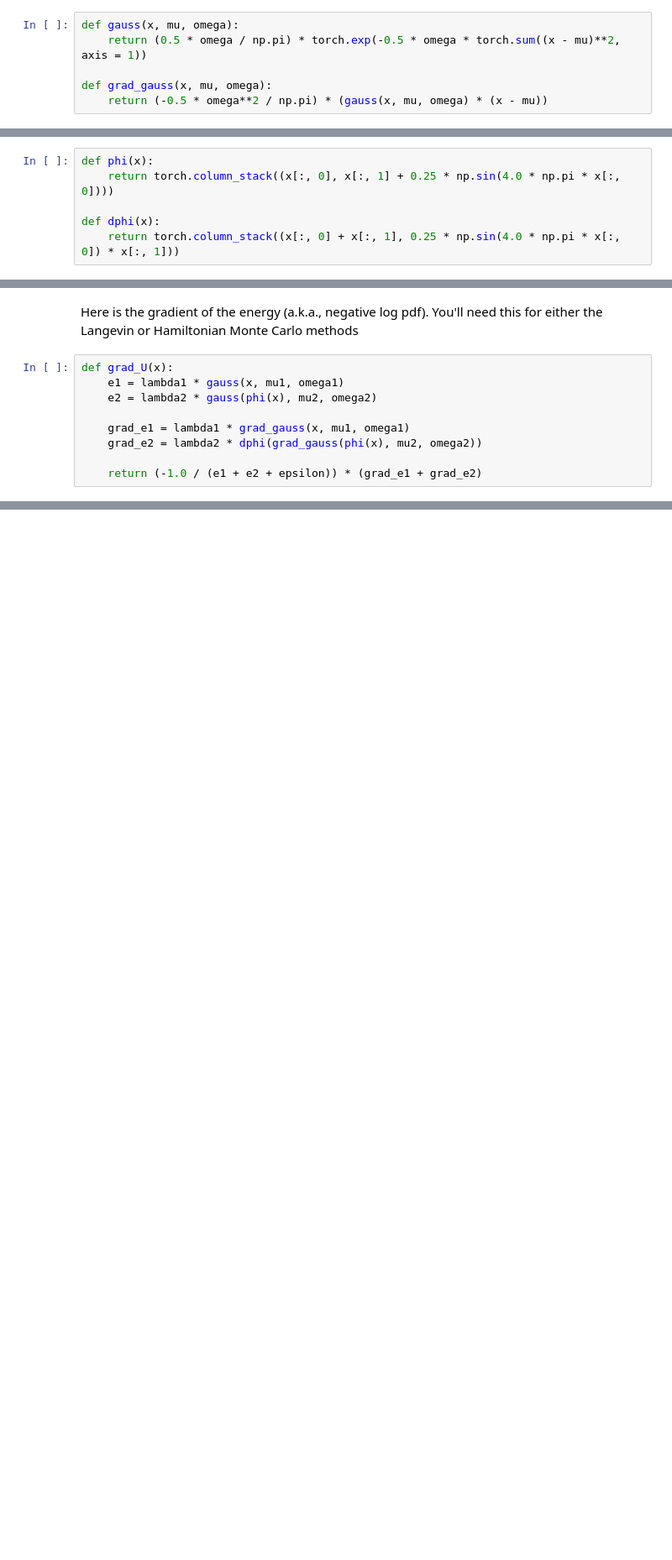
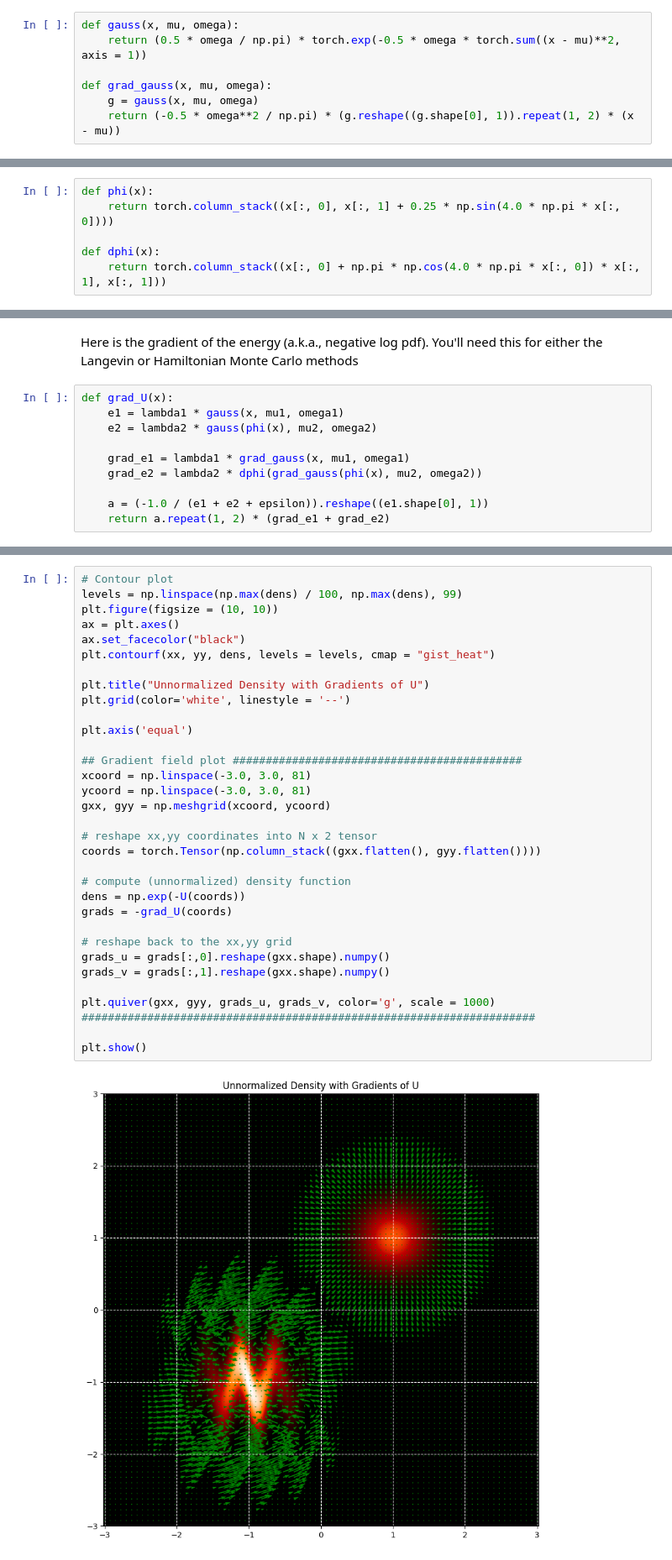
Before and after one commit to tomfletcher/GeometryOfData, a Jupyter notebook: homeworks/HW5-Starter.ipynb, the cells around one changed output, grey strips where cells are left out. Shown at 84% size. Saved outputs shown, nothing was run; the diff lists cells and outputs as text; blank space fills up the shorter version.

Commit message:
fixed gradient in hw5 starter code

```diff
--- a/homeworks/HW5-Starter.ipynb
+++ b/homeworks/HW5-Starter.ipynb
@@ -14,7 +14,8 @@ def gauss(x, mu, omega):
     return (0.5 * omega / np.pi) * torch.exp(-0.5 * omega * torch.sum((x - mu)**2, axis = 1))
 
 def grad_gauss(x, mu, omega):
-    return (-0.5 * omega**2 / np.pi) * (gauss(x, mu, omega) * (x - mu))
+    g = gauss(x, mu, omega)
+    return (-0.5 * omega**2 / np.pi) * (g.reshape((g.shape[0], 1)).repeat(1, 2) * (x - mu))
 # %% [markdown]
 Here is a nonlinearity $\phi : \mathbb{R}^2 \rightarrow \mathbb{R}^2$ that we'll apply to one of the Gaussians.
 # %%
@@ -22,7 +23,7 @@ def phi(x):
     return torch.column_stack((x[:, 0], x[:, 1] + 0.25 * np.sin(4.0 * np.pi * x[:, 0])))
 
 def dphi(x):
-    return torch.column_stack((x[:, 0] + x[:, 1], 0.25 * np.sin(4.0 * np.pi * x[:, 0]) * x[:, 1]))
+    return torch.column_stack((x[:, 0] + np.pi * np.cos(4.0 * np.pi * x[:, 0]) * x[:, 1], x[:, 1]))
 # %% [markdown]
 Our final pdf will be
 
@@ -60,7 +61,8 @@ def grad_U(x):
     grad_e1 = lambda1 * grad_gauss(x, mu1, omega1)
     grad_e2 = lambda2 * dphi(grad_gauss(phi(x), mu2, omega2))
 
-    return (-1.0 / (e1 + e2 + epsilon)) * (grad_e1 + grad_e2)
+    a = (-1.0 / (e1 + e2 + epsilon)).reshape((e1.shape[0], 1))
+    return a.repeat(1, 2) * (grad_e1 + grad_e2)
 # %%
 # Make grid for plotting
 xcoord = np.linspace(-3.0, 3.0, 201)
@@ -92,0 +97,35 @@ plt.show()
+# %%
+# Contour plot
+levels = np.linspace(np.max(dens) / 100, np.max(dens), 99)
+plt.figure(figsize = (10, 10))
+ax = plt.axes()
+ax.set_facecolor("black")
+plt.contourf(xx, yy, dens, levels = levels, cmap = "gist_heat")
+
+plt.title("Unnormalized Density with Gradients of U")
+plt.grid(color='white', linestyle = '--')
+
+plt.axis('equal')
+
+## Gradient field plot ############################################
+xcoord = np.linspace(-3.0, 3.0, 81)
+ycoord = np.linspace(-3.0, 3.0, 81)
+gxx, gyy = np.meshgrid(xcoord, ycoord)
+
+# reshape xx,yy coordinates into N x 2 tensor
+coords = torch.Tensor(np.column_stack((gxx.flatten(), gyy.flatten())))
+
+# compute (unnormalized) density function
+dens = np.exp(-U(coords))
+grads = -grad_U(coords)
+
+# reshape back to the xx,yy grid
+grads_u = grads[:,0].reshape(gxx.shape).numpy()
+grads_v = grads[:,1].reshape(gxx.shape).numpy()
+
+plt.quiver(gxx, gyy, grads_u, grads_v, color='g', scale = 1000)
+#####################################################################
+
+plt.show()
+# %% [output]
+[figure, added]
```
Also changed, not shown: parts of 3 cells of this notebook.
